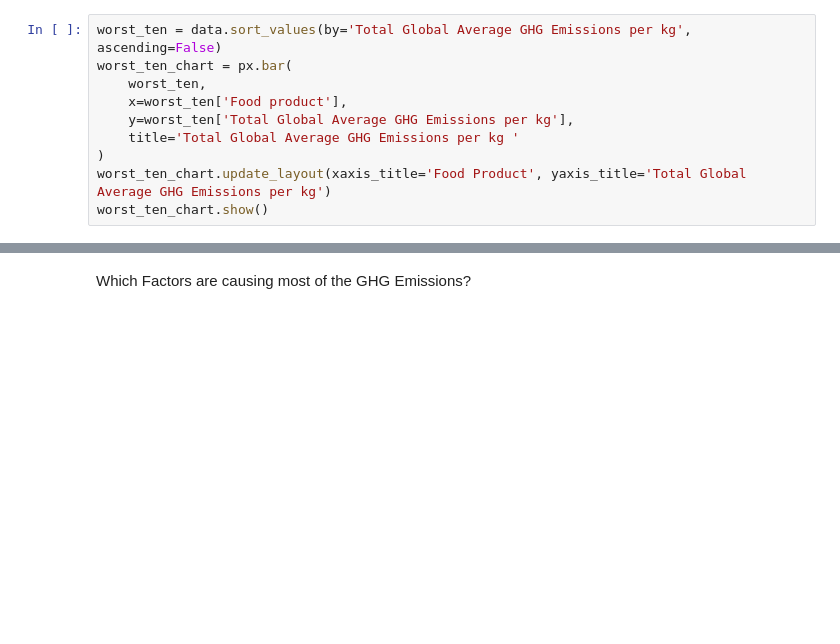
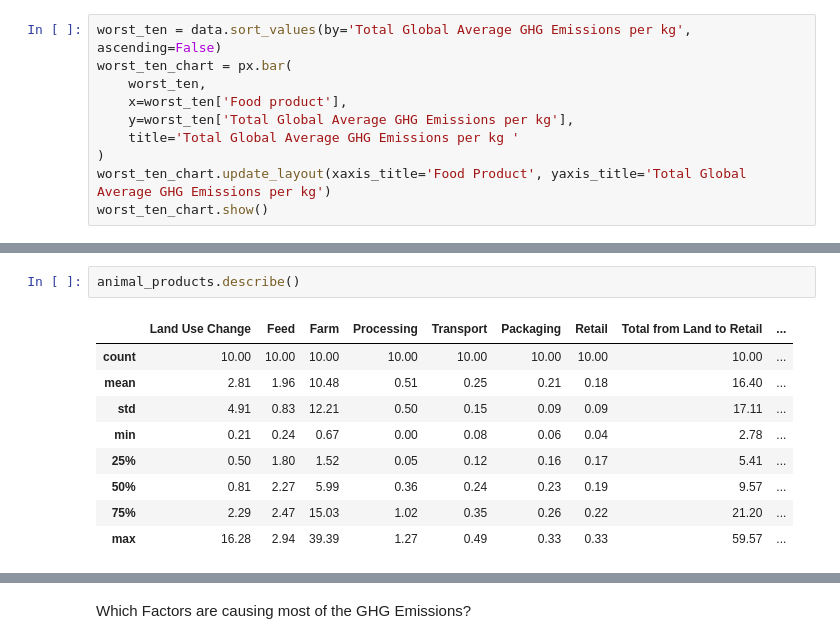
Before and after one commit to felixschwebel/FoodEmissions, a Jupyter notebook: FoodEmissions.ipynb, the cells around one changed output, grey strips where cells are left out. Cells and saved outputs as stored; diff of their text form; blank space fills up the shorter version.

```diff
--- a/FoodEmissions.ipynb
+++ b/FoodEmissions.ipynb
@@ -150,0 +139,12 @@ dtype: int64
+# %%
+animal_products.describe()
+# %% [output]
+|  | Land Use Change | Feed | Farm | Processing | Transport | Packaging | Retail | Total from Land to Retail | ... |
+| count | 10.00 | 10.00 | 10.00 | 10.00 | 10.00 | 10.00 | 10.00 | 10.00 | ... |
+| mean | 2.81 | 1.96 | 10.48 | 0.51 | 0.25 | 0.21 | 0.18 | 16.40 | ... |
+| std | 4.91 | 0.83 | 12.21 | 0.50 | 0.15 | 0.09 | 0.09 | 17.11 | ... |
+| min | 0.21 | 0.24 | 0.67 | 0.00 | 0.08 | 0.06 | 0.04 | 2.78 | ... |
+| 25% | 0.50 | 1.80 | 1.52 | 0.05 | 0.12 | 0.16 | 0.17 | 5.41 | ... |
+| 50% | 0.81 | 2.27 | 5.99 | 0.36 | 0.24 | 0.23 | 0.19 | 9.57 | ... |
+| 75% | 2.29 | 2.47 | 15.03 | 1.02 | 0.35 | 0.26 | 0.22 | 21.20 | ... |
+| max | 16.28 | 2.94 | 39.39 | 1.27 | 0.49 | 0.33 | 0.33 | 59.57 | ... |
```
Also changed, not shown: parts of 10 cells of this notebook, 1 other file.
